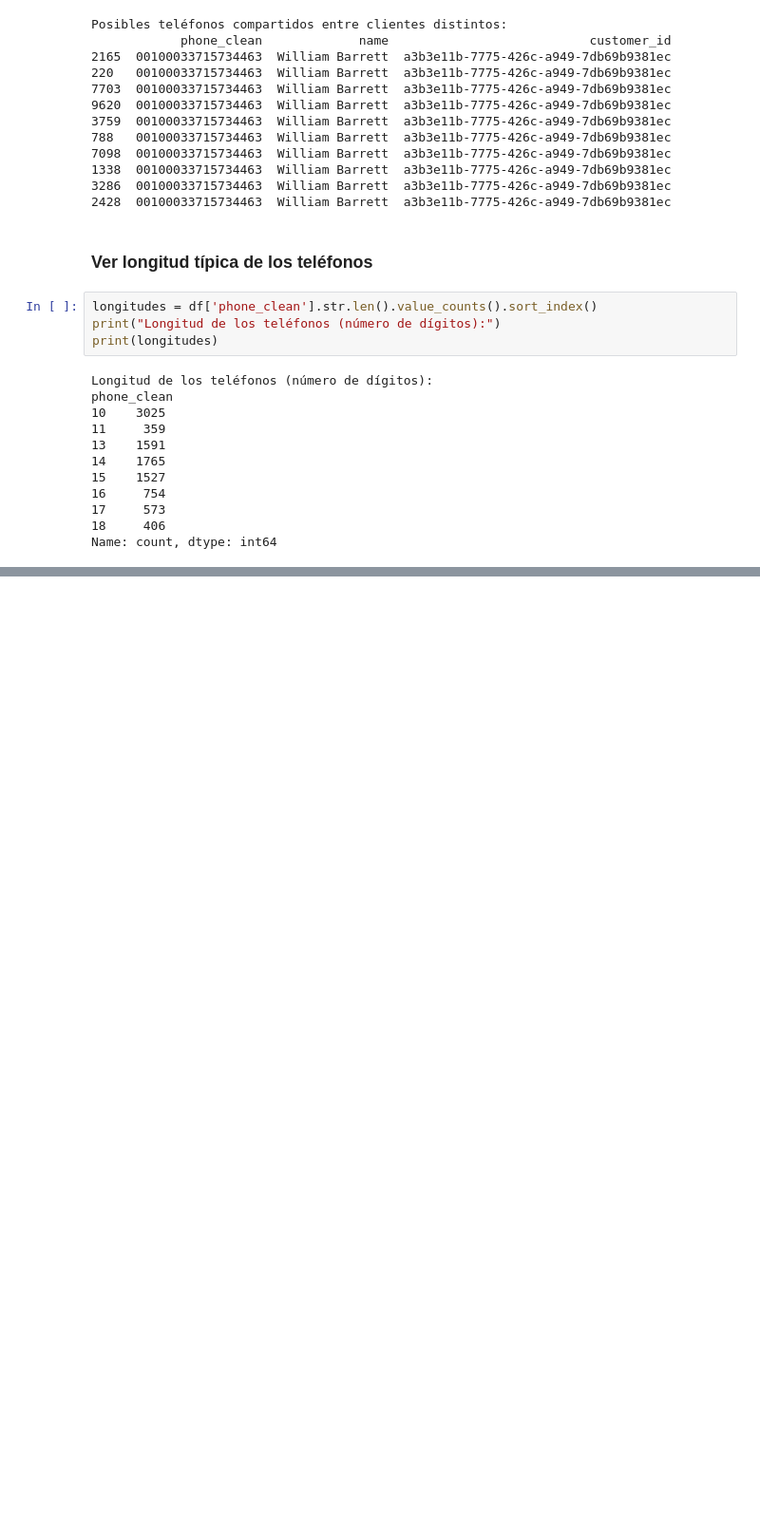
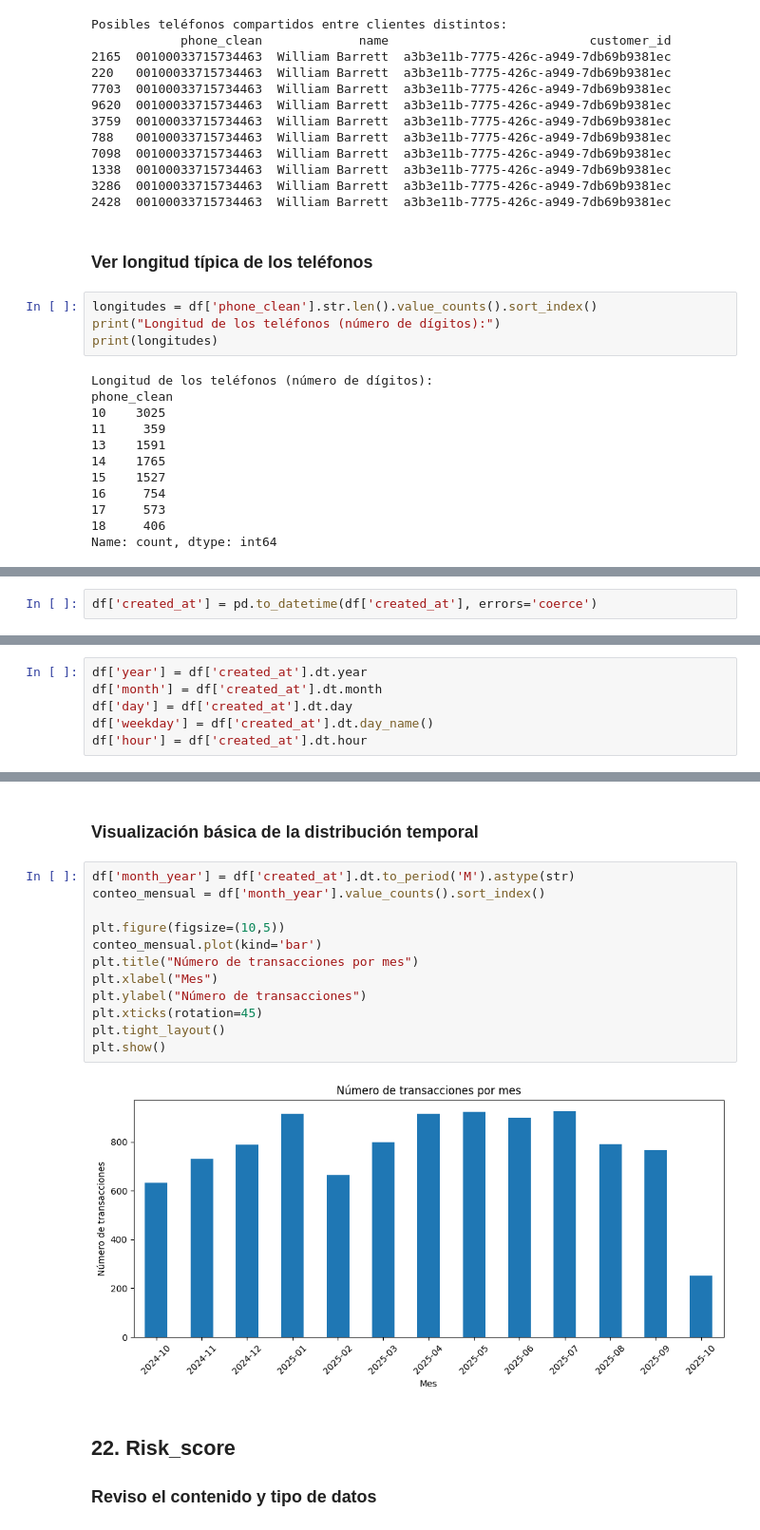
Before and after one commit to PatriciaMerinero/Proyecto_Final_Data_Analytics, a Jupyter notebook: NOTEBOOKS/02_EDA_LIMPIEZA_TRANSFORMACION.ipynb, the cells around one changed output, grey strips where cells are left out. Shown at 95% size. Saved outputs shown, nothing was run; the diff lists cells and outputs as text; blank space fills up the shorter version.

```diff
--- a/NOTEBOOKS/02_EDA_LIMPIEZA_TRANSFORMACION.ipynb
+++ b/NOTEBOOKS/02_EDA_LIMPIEZA_TRANSFORMACION.ipynb
@@ -630,0 +1043,2 @@ Name: count, dtype: int64
+# %%
+df['created_at'] = pd.to_datetime(df['created_at'], errors='coerce')
@@ -630,0 +1055,6 @@ Name: count, dtype: int64
+# %%
+df['year'] = df['created_at'].dt.year
+df['month'] = df['created_at'].dt.month
+df['day'] = df['created_at'].dt.day
+df['weekday'] = df['created_at'].dt.day_name()
+df['hour'] = df['created_at'].dt.hour
@@ -630,0 +1085,19 @@ Name: count, dtype: int64
+# %% [markdown]
+### Visualización básica de la distribución temporal
+# %%
+df['month_year'] = df['created_at'].dt.to_period('M').astype(str)
+conteo_mensual = df['month_year'].value_counts().sort_index()
+
+plt.figure(figsize=(10,5))
+conteo_mensual.plot(kind='bar')
+plt.title("Número de transacciones por mes")
+plt.xlabel("Mes")
+plt.ylabel("Número de transacciones")
+plt.xticks(rotation=45)
+plt.tight_layout()
+plt.show()
+# %% [output]
+[figure, added]
+# %% [markdown]
+## 22. Risk_score
+### Reviso el contenido y tipo de datos
```
Also changed, not shown: parts of 72 cells of this notebook, 1 other file.
